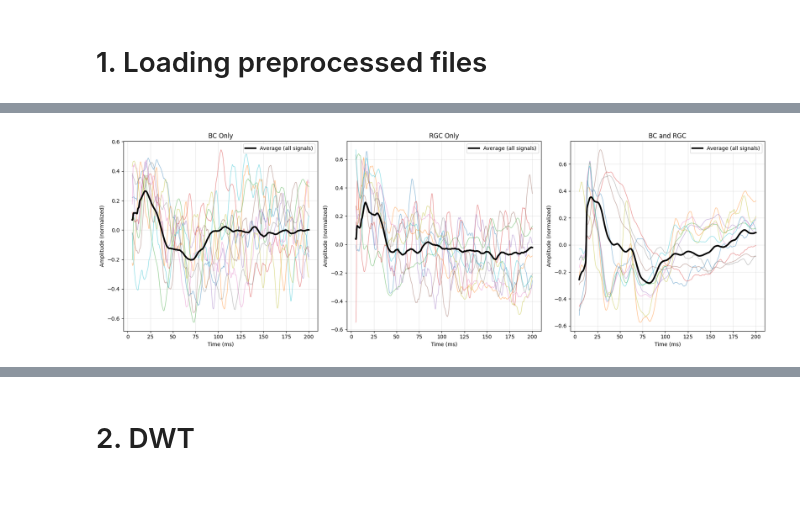
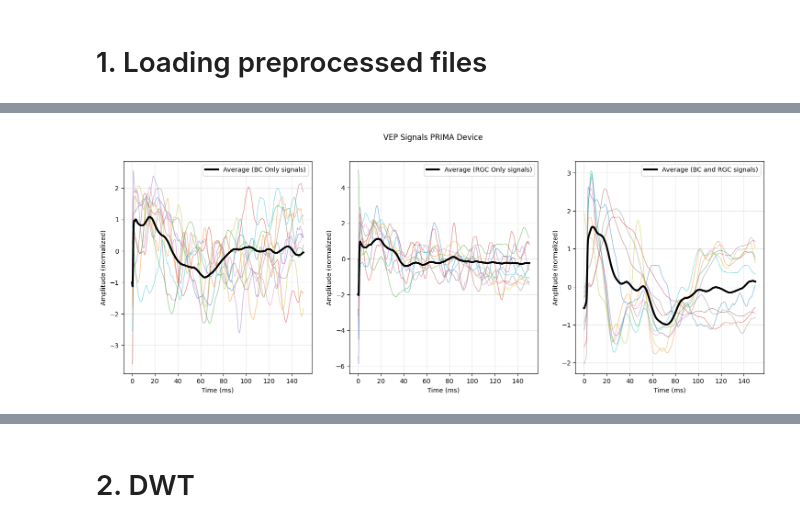
Before and after one commit to lillikiessling/VEP_Classifier, a Jupyter notebook: Multichannel_CNN.ipynb, the cells around one changed output, grey strips where cells are left out. Cells and saved outputs as stored; diff of their text form; code cells hidden in the pictures; blank space fills up the shorter version.

```diff
--- a/Multichannel_CNN.ipynb
+++ b/Multichannel_CNN.ipynb
@@ -34,21 +9,33 @@ import torch.nn as nn
 # %% [markdown]
 # 1. Loading preprocessed files
 # %%
-all_paths = load_dataset_paths()
+all_paths = load_dataset_paths(devices=["PRIMA", "MP20"])
+
+print(all_paths)
 
 # Example usage:
 prima_files_BC_only = all_paths["PRIMA"]["BC_Only"]
 prima_files_RGC_only = all_paths["PRIMA"]["RGC_Only"]
 prima_files_BC_and_RGC = all_paths["PRIMA"]["BC_and_RGC"]
 
+mp20_files_BC_only = all_paths["MP20"]["BC_Only"]
+mp20_files_RGC_only = all_paths["MP20"]["RGC_Only"]
+mp20_files_BC_and_RGC = all_paths["MP20"]["BC_and_RGC"]
+
 # print how many files are in each category
 print(f"PRIMA BC_Only files: {len(prima_files_BC_only)}")
 print(f"PRIMA RGC_Only files: {len(prima_files_RGC_only)}")
 print(f"PRIMA BC_and_RGC files: {len(prima_files_BC_and_RGC)}")
 
+print(f"MP20 BC_Only files: {len(mp20_files_BC_only)}")
+print(f"MP20 RGC_Only files: {len(mp20_files_RGC_only)}")
+print(f"MP20 BC_and_RGC files: {len(mp20_files_BC_and_RGC)}")
 
 # exclude SNR_summary_BC_and_RGC.csv from the list
 prima_files_BC_and_RGC = [f for f in prima_files_BC_and_RGC if not f.endswith("SNR_summary_BC_and_RGC.csv")]
 prima_files_RGC_only = [f for f in prima_files_RGC_only if not f.endswith("SNR_summary_RGC_Only.csv")]
 prima_files_BC_only = [f for f in prima_files_BC_only if not f.endswith("SNR_summary_BC_Only.csv")]
+mp20_files_BC_and_RGC = [f for f in mp20_files_BC_and_RGC if not f.endswith("SNR_summary_BC_and_RGC.csv")]
+mp20_files_RGC_only = [f for f in mp20_files_RGC_only if not f.endswith("SNR_summary_RGC_Only.csv")]
+mp20_files_BC_only = [f for f in mp20_files_BC_only if not f.endswith("SNR_summary_BC_Only.csv")]
 # %% [output]
@@ -58,41 +49,99 @@ PRIMA BC_and_RGC files: 40
 # %%
-avg_BC_t, avg_BC_sig = compute_class_average_signal(prima_files_BC_only, t_min=5, t_max=200)
-avg_RGC_t, avg_RGC_sig = compute_class_average_signal(prima_files_RGC_only, t_min=5, t_max=200)
-avg_BC_RGC_t, avg_BC_RGC_sig = compute_class_average_signal(prima_files_BC_and_RGC, t_min=5, t_max=200)
+TMAX = 150
 
+avg_BC_t, avg_BC_sig = compute_average_signal(prima_files_BC_only,  t_max=TMAX)
+avg_RGC_t, avg_RGC_sig = compute_average_signal(prima_files_RGC_only, t_max=TMAX)
+avg_BC_RGC_t, avg_BC_RGC_sig = compute_average_signal(prima_files_BC_and_RGC, t_max=TMAX)
 
 # --- Choose 3 example files per category ---
 example_files_BC = prima_files_BC_only[:10]
 example_files_RGC = prima_files_RGC_only[:10]
 example_files_BC_and_RGC = prima_files_BC_and_RGC[:10]
 
 categories = [
     (example_files_BC, "BC Only", avg_BC_t, avg_BC_sig),
     (example_files_RGC, "RGC Only", avg_RGC_t, avg_RGC_sig),
     (example_files_BC_and_RGC, "BC and RGC", avg_BC_RGC_t, avg_BC_RGC_sig)
 ]
 
 # --- Plot ---
 plt.figure(figsize=(18, 6))
-
+plt.suptitle("VEP Signals PRIMA Device")
 for i, (file_list, title, avg_t, avg_sig) in enumerate(categories, 1):
     plt.subplot(1, 3, i)
 
     # Plot some example signals
     for file in file_list:
-        time, signal = load_vep_csv(file, t_min=5, t_max=200)
+        time, signal = process_file(file, t_max=TMAX, normalize=True)
         plt.plot(time, signal, alpha=0.5, lw=1)
 
     # Plot the class-wide average in black
-    plt.plot(avg_t, avg_sig, color="k", lw=3, label="Average (all signals)")
+    plt.plot(avg_t, avg_sig, color="k", lw=3, label=f"Average ({title} signals)")
 
-    plt.title(title)
     plt.xlabel("Time (ms)")
     plt.ylabel("Amplitude (normalized)")
+    plt.legend(loc='upper right')
+    plt.grid(True, alpha=0.3)
+plt.show()
+
+# -- Plot MP20 averages ---
+avg_BC_t_mp20, avg_BC_sig_mp20 = compute_average_signal(mp20_files_BC_only,  t_max=TMAX)
+avg_RGC_t_mp20, avg_RGC_sig_mp20 = compute_average_signal(mp20_files_RGC_only, t_max=TMAX)
+avg_BC_RGC_t_mp20, avg_BC_RGC_sig_mp20 = compute_average_signal(mp20_files_BC_and_RGC, t_max=TMAX)
+
+example_files_BC_mp20 = mp20_files_BC_only[:10]
+example_files_RGC_mp20 = mp20_files_RGC_only[:10]
+example_files_BC_and_RGC_mp20 = mp20_files_BC_and_RGC[:10]
+
+categories_mp20 = [
+    (example_files_BC_mp20, "BC Only", avg_BC_t_mp20, avg_BC_sig_mp20),
+    (example_files_RGC_mp20, "RGC Only", avg_RGC_t_mp20, avg_RGC_sig_mp20),
+    (example_files_BC_and_RGC_mp20, "BC and RGC", avg_BC_RGC_t_mp20, avg_BC_RGC_sig_mp20)
+]
+
+# --- Plot ---
+plt.figure(figsize=(18, 6))
+# make title of figure
+plt.suptitle("VEP Signals MP20 Device")
+for i, (file_list, title, avg_t, avg_sig) in enumerate(categories_mp20, 1):
+    plt.subplot(1, 3, i)
+
+    # Plot some example signals
+    for file in file_list:
+        time, signal = process_file(file, t_max=TMAX)
+        plt.plot(time, signal, alpha=0.5, lw=1)
+
+    # Plot the class-wide average in black
+    plt.plot(avg_t, avg_sig, color="k", lw=3, label=f"Average ({title} signals)")
+
+    plt.xlabel("Time (ms)")
+    plt.ylabel("Amplitude (normalized)")
+    plt.legend(loc='upper right')
+    plt.grid(True, alpha=0.3)
+plt.show()
+
+
+# plot mean signals of prima and mp20 side by side for each class
+
+mean_signals = {}
+mean_signals["BC_Only"] = avg_BC_sig
+mean_signals["RGC_Only"] = avg_RGC_sig
+mean_signals["BC_and_RGC"] = avg_BC_RGC_sig
+mean_mp20_signals = {}
+mean_mp20_signals["BC_Only"] = avg_BC_sig_mp20
+mean_mp20_signals["RGC_Only"] = avg_RGC_sig_mp20
+mean_mp20_signals["BC_and_RGC"] = avg_BC_RGC_sig_mp20
+plt.figure(figsize=(18, 6))
+plt.suptitle("Mean VEP Signals: PRIMA vs MP20", fontsize=16)
+for i, class_label in enumerate(["BC_Only", "RGC_Only", "BC_and_RGC"], 1):
+    plt.subplot(1, 3, i)
+    plt.plot(avg_BC_t, mean_signals[class_label], label="PRIMA", color='C0')
+    plt.plot(avg_BC_t_mp20, mean_mp20_signals[class_label], label="MP20", color='C1')
+    plt.xlabel("Time (ms)")
+    plt.ylabel("Mean Amplitude")
+    plt.title(f"Mean VEP Signals - {class_label.replace('_', ' ')}")
     plt.legend()
     plt.grid(True, alpha=0.3)
-
-plt.tight_layout()
 plt.show()
 # %% [output]
-[figure, old version]
+[figure, new version]
```
Also changed, not shown: parts of 19 cells of this notebook, 21 other files.
